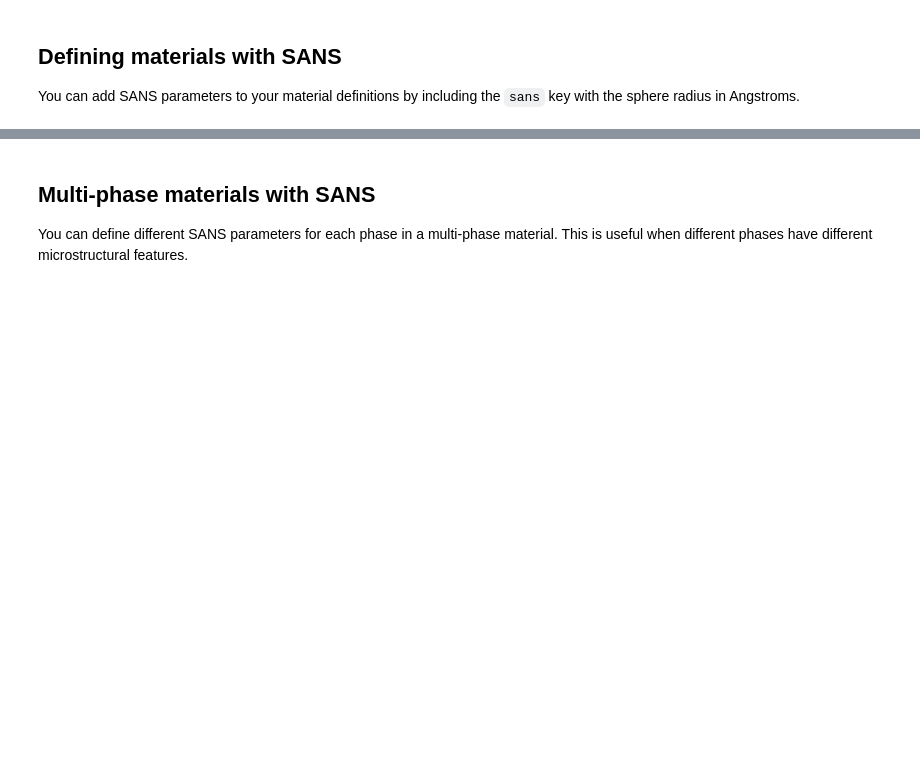
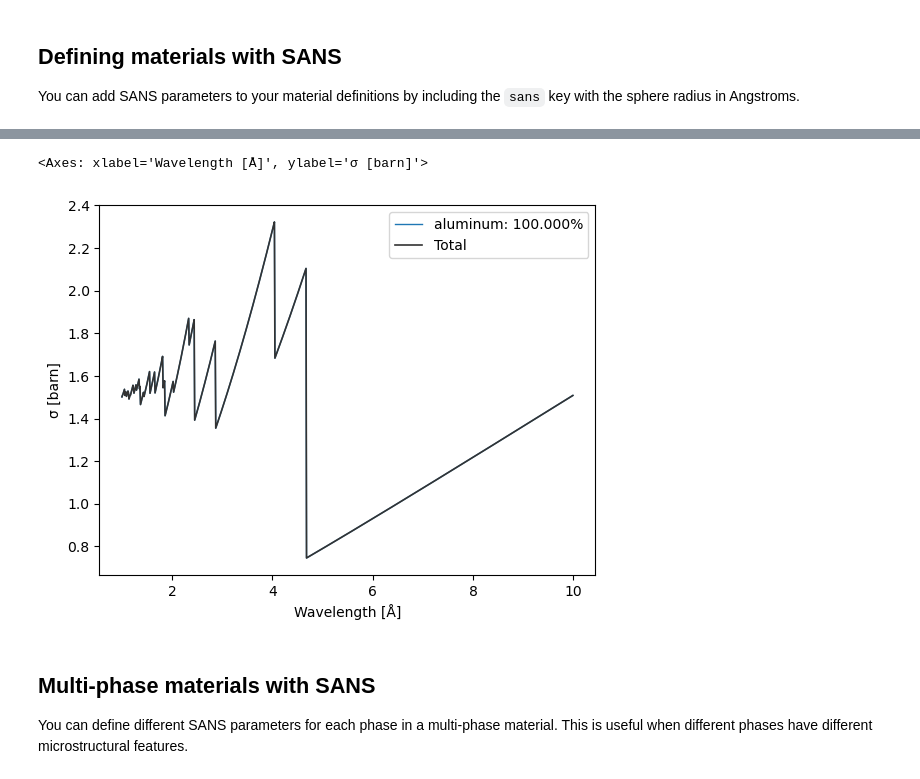
Before and after one commit to TsvikiHirsh/nbragg, a Jupyter notebook: notebooks/nbragg_tutorial.ipynb, the cells around one changed output, grey strips where cells are left out. Drawn from its saved outputs; the diff is of its cells as text; code cells hidden in the pictures; blank space fills up the shorter version.

```diff
--- a/notebooks/nbragg_tutorial.ipynb
+++ b/notebooks/nbragg_tutorial.ipynb
@@ -173,7 +180,7 @@ You can add SANS parameters to your material definitions by including the `sans`
 xs_sans = nbragg.CrossSection({
     'aluminum': {
         'mat': 'Al_sg225.ncmat',
-        'sans': 50.0  # 50 Angstrom sphere radius
+        'sans': 250.0  # 50 Angstrom sphere radius
     }
 })
 
@@ -189,3 +228,8 @@ for line in xs_sans.textdata['aluminum'].split('\n'):
+# %%
+xs_sans.plot()
+# %% [output]
+<Axes: xlabel='Wavelength [Å]', ylabel='σ [barn]'>
+[figure, added]
 # %% [markdown]
 ## Multi-phase materials with SANS
 
```
Also changed, not shown: parts of 19 cells of this notebook, 1 other file.
